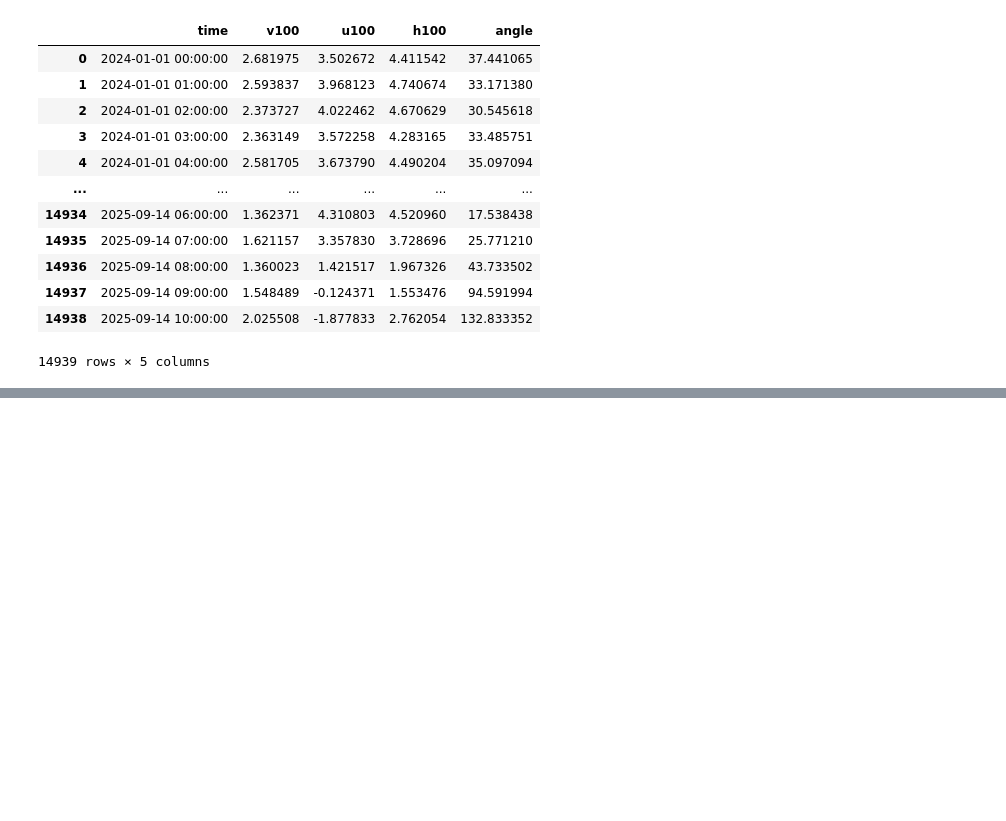
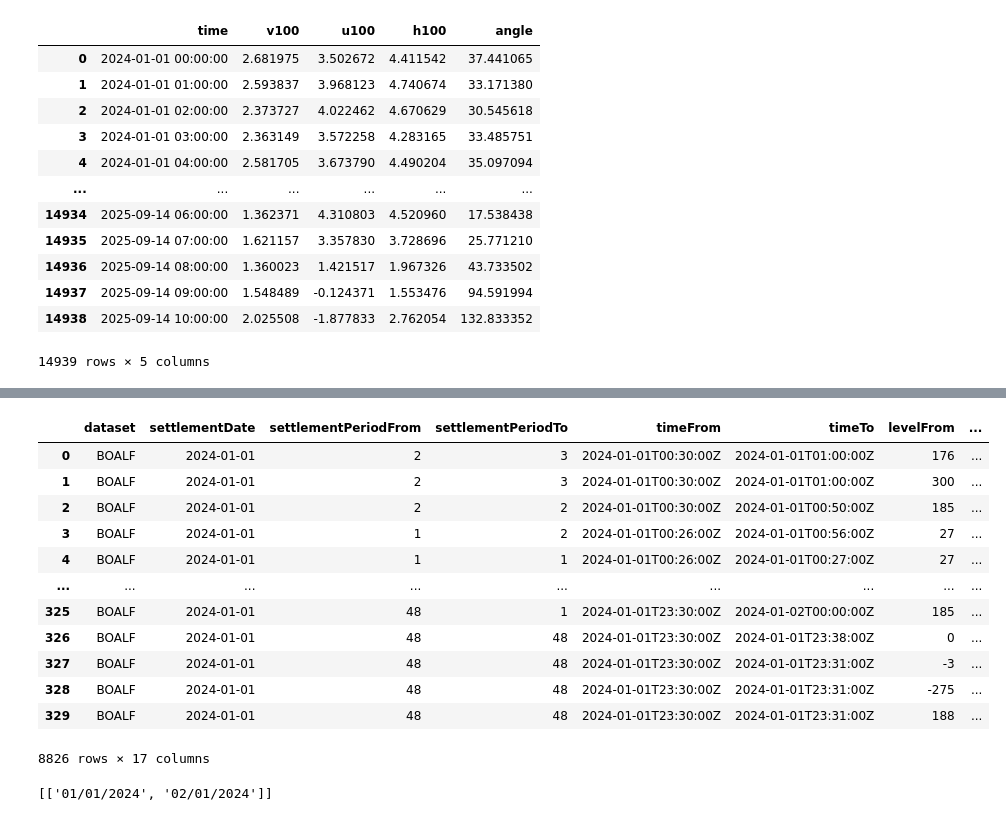
Before and after one commit to alexfarquharson/elec_grid, a Jupyter notebook: notebooks/specific_gen_model/doronell_pred.ipynb, the cells around one changed output, grey strips where cells are left out. Saved outputs shown, nothing was run; the diff lists cells and outputs as text; code cells hidden in the pictures; blank space fills up the shorter version.

```diff
--- a/notebooks/specific_gen_model/doronell_pred.ipynb
+++ b/notebooks/specific_gen_model/doronell_pred.ipynb
@@ -364,0 +653,20 @@ general degradation: 1.6% per year
+# %%
+a
+# %% [output]
+|  | dataset | settlementDate | settlementPeriodFrom | settlementPeriodTo | timeFrom | timeTo | levelFrom | ... |
+| 0 | BOALF | 2024-01-01 | 2 | 3 | 2024-01-01T00:30:00Z | 2024-01-01T01:00:00Z | 176 | ... |
+| 1 | BOALF | 2024-01-01 | 2 | 3 | 2024-01-01T00:30:00Z | 2024-01-01T01:00:00Z | 300 | ... |
+| 2 | BOALF | 2024-01-01 | 2 | 2 | 2024-01-01T00:30:00Z | 2024-01-01T00:50:00Z | 185 | ... |
+| 3 | BOALF | 2024-01-01 | 1 | 2 | 2024-01-01T00:26:00Z | 2024-01-01T00:56:00Z | 27 | ... |
+| 4 | BOALF | 2024-01-01 | 1 | 1 | 2024-01-01T00:26:00Z | 2024-01-01T00:27:00Z | 27 | ... |
+| ... | ... | ... | ... | ... | ... | ... | ... | ... |
+| 325 | BOALF | 2024-01-01 | 48 | 1 | 2024-01-01T23:30:00Z | 2024-01-02T00:00:00Z | 185 | ... |
+| 326 | BOALF | 2024-01-01 | 48 | 48 | 2024-01-01T23:30:00Z | 2024-01-01T23:38:00Z | 0 | ... |
+| 327 | BOALF | 2024-01-01 | 48 | 48 | 2024-01-01T23:30:00Z | 2024-01-01T23:31:00Z | -3 | ... |
+| 328 | BOALF | 2024-01-01 | 48 | 48 | 2024-01-01T23:30:00Z | 2024-01-01T23:31:00Z | -275 | ... |
+| 329 | BOALF | 2024-01-01 | 48 | 48 | 2024-01-01T23:30:00Z | 2024-01-01T23:31:00Z | 188 | ... |
+8826 rows × 17 columns
+# %%
+dates_list
+# %% [output]
+[['01/01/2024', '02/01/2024']]
```
Also changed, not shown: parts of 21 cells of this notebook, 3 other files.
